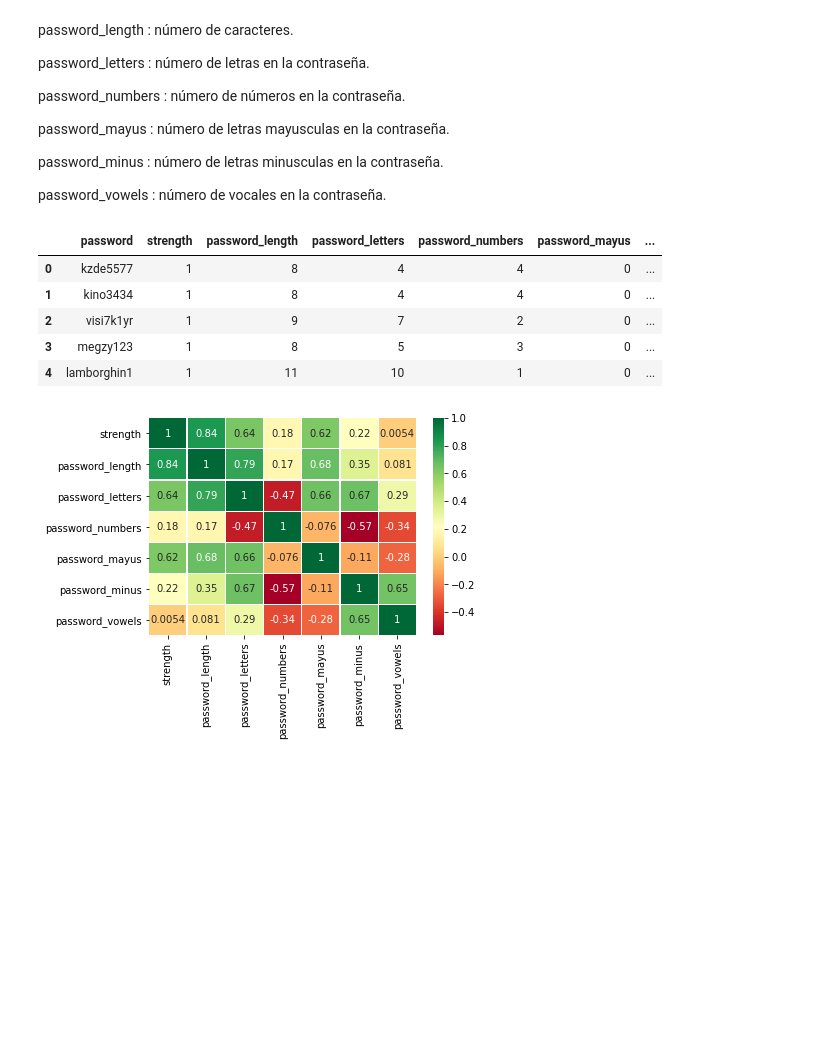
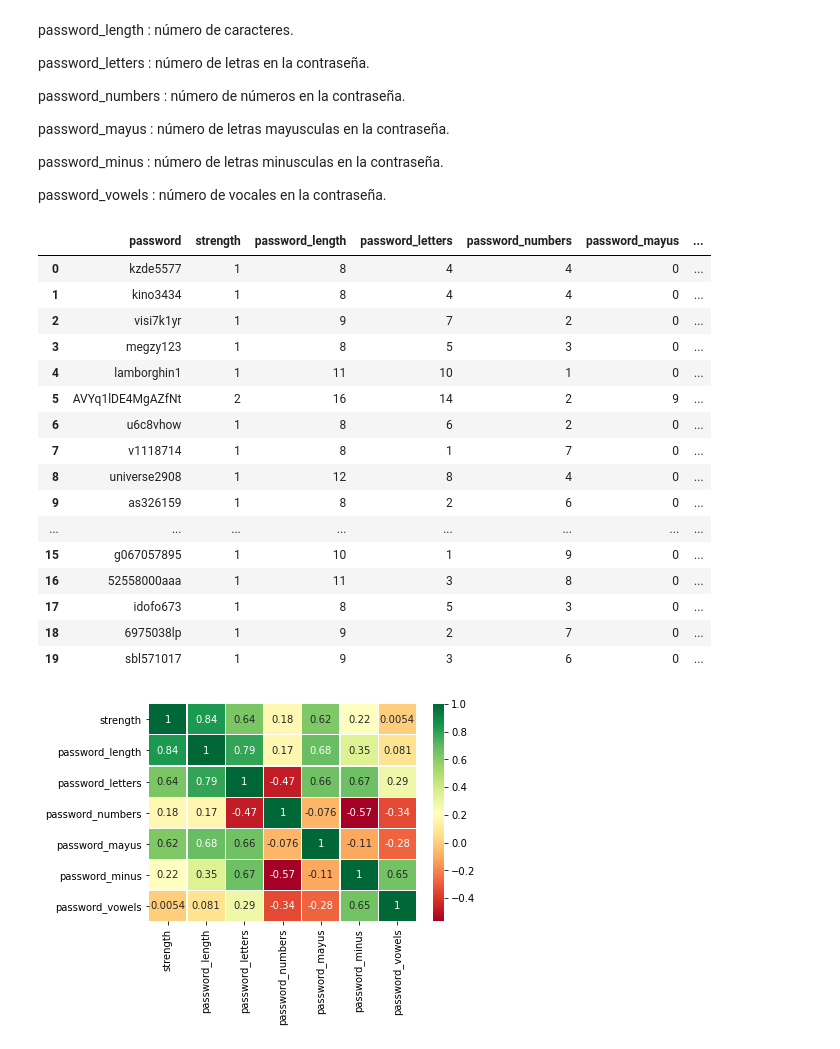
Before and after one commit to castaned/RNP, a Jupyter notebook: rn_passwords_evaluacionparcial.ipynb, the cells around one changed output. Saved outputs shown, nothing was run; the diff lists cells and outputs as text; code cells hidden in the pictures; blank space fills up the shorter version.

```diff
--- a/rn_passwords_evaluacionparcial.ipynb
+++ b/rn_passwords_evaluacionparcial.ipynb
@@ -98,14 +98,25 @@ df['password_mayus'] = pass_mayus
 df['password_minus'] = pass_minus
 df['password_vowels'] = pass_vow
 # %%
-df.head()
+df.head(20)
 # %% [output]
 |  | password | strength | password_length | password_letters | password_numbers | password_mayus | ... |
 | 0 | kzde5577 | 1 | 8 | 4 | 4 | 0 | ... |
 | 1 | kino3434 | 1 | 8 | 4 | 4 | 0 | ... |
 | 2 | visi7k1yr | 1 | 9 | 7 | 2 | 0 | ... |
 | 3 | megzy123 | 1 | 8 | 5 | 3 | 0 | ... |
 | 4 | lamborghin1 | 1 | 11 | 10 | 1 | 0 | ... |
+| 5 | AVYq1lDE4MgAZfNt | 2 | 16 | 14 | 2 | 9 | ... |
+| 6 | u6c8vhow | 1 | 8 | 6 | 2 | 0 | ... |
+| 7 | v1118714 | 1 | 8 | 1 | 7 | 0 | ... |
+| 8 | universe2908 | 1 | 12 | 8 | 4 | 0 | ... |
+| 9 | as326159 | 1 | 8 | 2 | 6 | 0 | ... |
+| ... | ... | ... | ... | ... | ... | ... | ... |
+| 15 | g067057895 | 1 | 10 | 1 | 9 | 0 | ... |
+| 16 | 52558000aaa | 1 | 11 | 3 | 8 | 0 | ... |
+| 17 | idofo673 | 1 | 8 | 5 | 3 | 0 | ... |
+| 18 | 6975038lp | 1 | 9 | 2 | 7 | 0 | ... |
+| 19 | sbl571017 | 1 | 9 | 3 | 6 | 0 | ... |
 # %%
 #se genera un grafico de correlaciones para observar la relacion entre las variables y deducir si es posible eliminar algunas sin perder informacion
 fig = sns.heatmap(df.corr(),annot=True,cmap='RdYlGn',linewidths=0.1) #df_train.corr()-->correlation matrix
```
Also changed, not shown: parts of 5 cells of this notebook.
